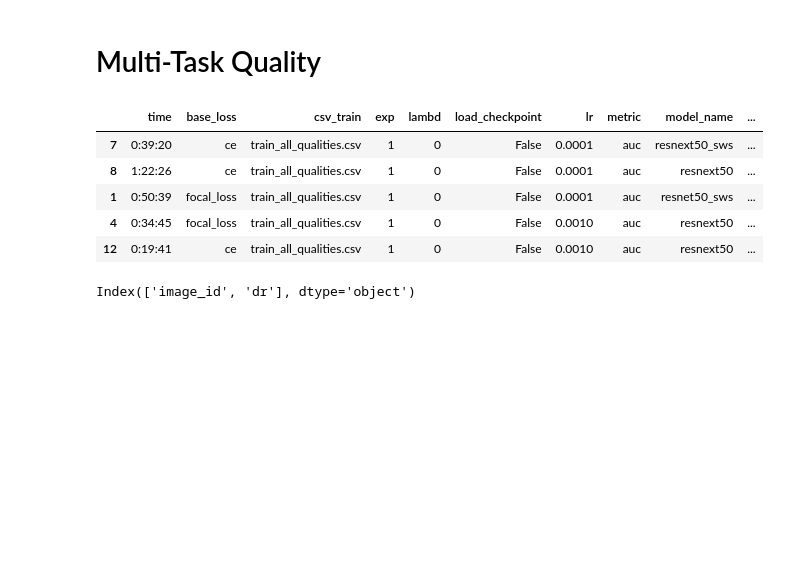
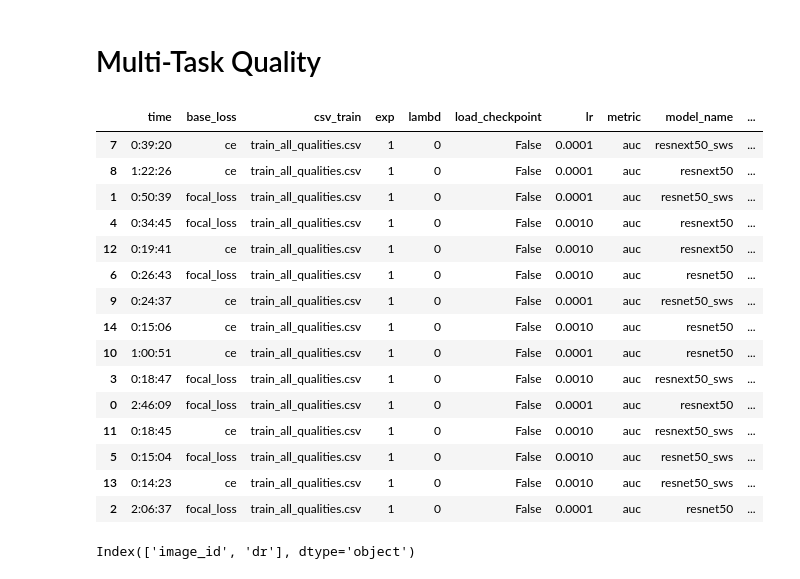
Before and after one commit to agaldran/deep_dr, a Jupyter notebook: analyze_csvs_20MAR.ipynb, the cells around one changed output. Saved outputs shown, nothing was run; the diff lists cells and outputs as text; code cells hidden in the pictures; blank space fills up the shorter version.

```diff
--- a/analyze_csvs_20MAR.ipynb
+++ b/analyze_csvs_20MAR.ipynb
@@ -224,14 +224,24 @@ df_q = pd.read_csv('results_MT_Qualities.csv')
 df_q = df_q.drop(['run', 'operation', 'started',  'status', 'label', 'batch_size', 'decay_f',
         'optimizer', 'pretrained', 'save_model', 'step'], axis=1)
 # %%
-df_q.sort_values('auc', ascending=False).head(5)
+df_q.sort_values('auc', ascending=False).head(50)
 # %% [output]
 |  | time | base_loss | csv_train | exp | lambd | load_checkpoint | lr | metric | model_name | ... |
 | 7 | 0:39:20 | ce | train_all_qualities.csv | 1 | 0 | False | 0.0001 | auc | resnext50_sws | ... |
 | 8 | 1:22:26 | ce | train_all_qualities.csv | 1 | 0 | False | 0.0001 | auc | resnext50 | ... |
 | 1 | 0:50:39 | focal_loss | train_all_qualities.csv | 1 | 0 | False | 0.0001 | auc | resnet50_sws | ... |
 | 4 | 0:34:45 | focal_loss | train_all_qualities.csv | 1 | 0 | False | 0.0010 | auc | resnext50 | ... |
 | 12 | 0:19:41 | ce | train_all_qualities.csv | 1 | 0 | False | 0.0010 | auc | resnext50 | ... |
+| 6 | 0:26:43 | focal_loss | train_all_qualities.csv | 1 | 0 | False | 0.0010 | auc | resnet50 | ... |
+| 9 | 0:24:37 | ce | train_all_qualities.csv | 1 | 0 | False | 0.0001 | auc | resnet50_sws | ... |
+| 14 | 0:15:06 | ce | train_all_qualities.csv | 1 | 0 | False | 0.0010 | auc | resnet50 | ... |
+| 10 | 1:00:51 | ce | train_all_qualities.csv | 1 | 0 | False | 0.0001 | auc | resnet50 | ... |
+| 3 | 0:18:47 | focal_loss | train_all_qualities.csv | 1 | 0 | False | 0.0010 | auc | resnext50_sws | ... |
+| 0 | 2:46:09 | focal_loss | train_all_qualities.csv | 1 | 0 | False | 0.0001 | auc | resnext50 | ... |
+| 11 | 0:18:45 | ce | train_all_qualities.csv | 1 | 0 | False | 0.0010 | auc | resnext50_sws | ... |
+| 5 | 0:15:04 | focal_loss | train_all_qualities.csv | 1 | 0 | False | 0.0010 | auc | resnet50_sws | ... |
+| 13 | 0:14:23 | ce | train_all_qualities.csv | 1 | 0 | False | 0.0010 | auc | resnet50_sws | ... |
+| 2 | 2:06:37 | focal_loss | train_all_qualities.csv | 1 | 0 | False | 0.0001 | auc | resnet50 | ... |
 # %%
 train_multi_task.py --csv_train train_all_qualities.csv --base_loss ce --lambd 0 --load_checkpoint no --model_name resnext50_sws --metric auc --n_epochs 200 --patience 10 --save_model True --save_path best_auc_MT_qualities_20Mar
 # %%
```
Also changed, not shown: 3 other files.
